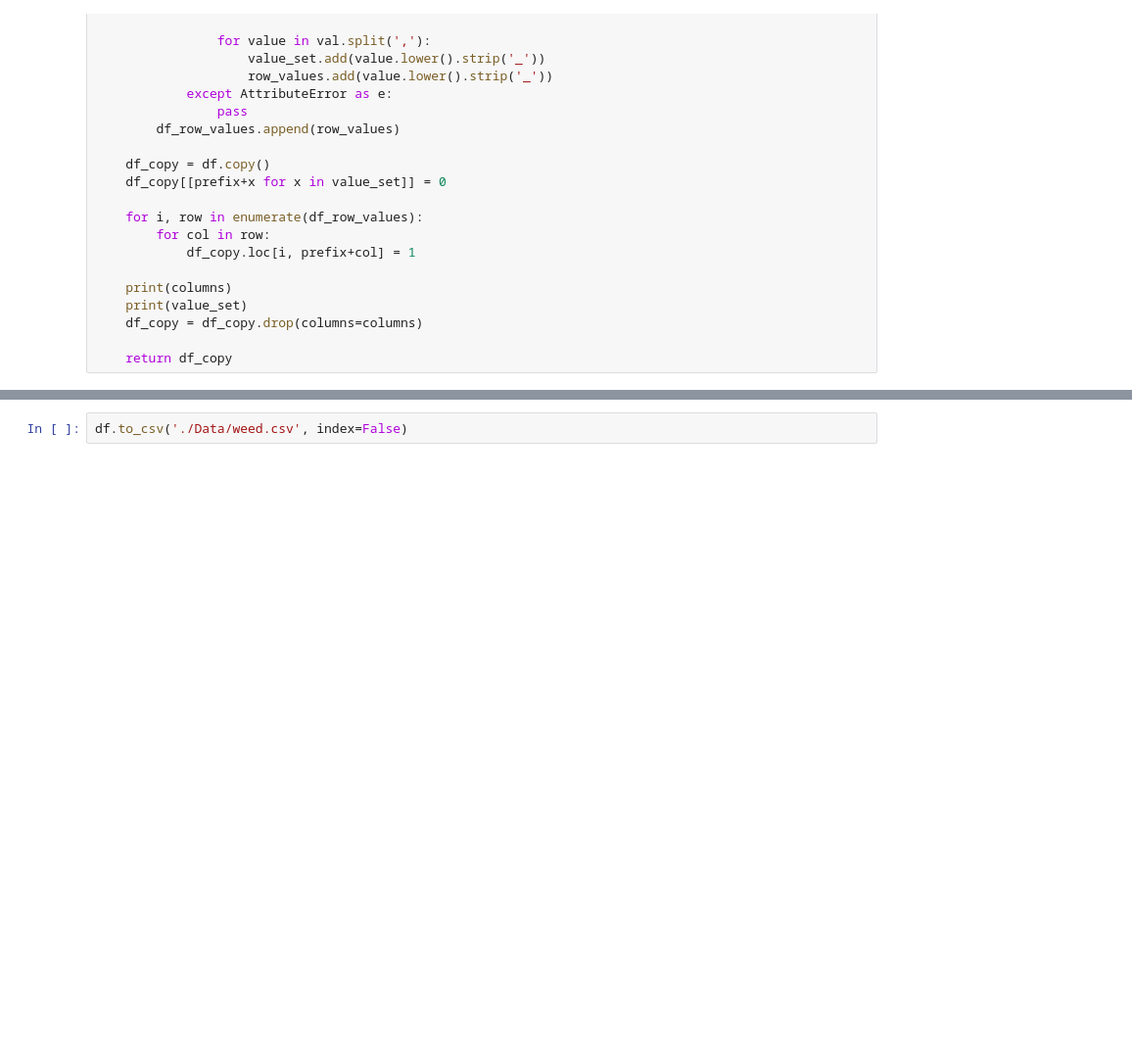
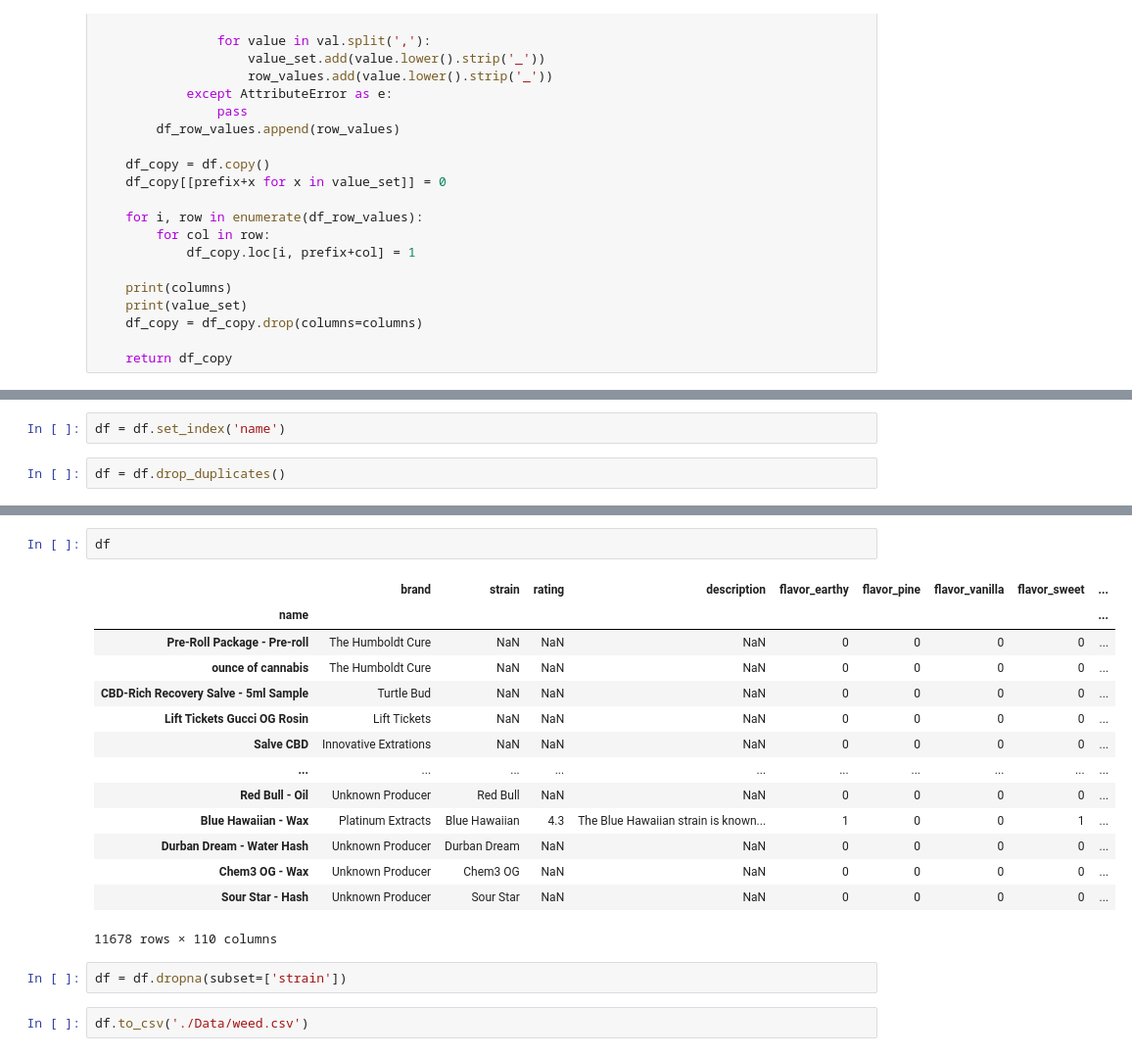
Before and after one commit to Indrejue/DS_20_and_21_TT9, a Jupyter notebook: Jacob_merge_ohe.ipynb, the cells around one changed output, grey strips where cells are left out. Shown: that part at 98% size. Drawn from its saved outputs; the diff is of its cells as text; blank space fills up the shorter version.

```diff
--- a/Jacob_merge_ohe.ipynb
+++ b/Jacob_merge_ohe.ipynb
@@ -111,0 +112,4 @@ df
+# %%
+df = df.set_index('name')
+# %%
+df = df.drop_duplicates()
@@ -112,2 +120,21 @@ df
+# %%
+df
+# %% [output]
+|  | brand | strain | rating | description | flavor_earthy | flavor_pine | flavor_vanilla | flavor_sweet | ... |
+| name |  |  |  |  |  |  |  |  | ... |
+| Pre-Roll Package - Pre-roll | The Humboldt Cure | NaN | NaN | NaN | 0 | 0 | 0 | 0 | ... |
+| ounce of cannabis | The Humboldt Cure | NaN | NaN | NaN | 0 | 0 | 0 | 0 | ... |
+| CBD-Rich Recovery Salve - 5ml Sample | Turtle Bud | NaN | NaN | NaN | 0 | 0 | 0 | 0 | ... |
+| Lift Tickets Gucci OG Rosin | Lift Tickets | NaN | NaN | NaN | 0 | 0 | 0 | 0 | ... |
+| Salve CBD | Innovative Extrations | NaN | NaN | NaN | 0 | 0 | 0 | 0 | ... |
+| ... | ... | ... | ... | ... | ... | ... | ... | ... | ... |
+| Red Bull - Oil | Unknown Producer | Red Bull | NaN | NaN | 0 | 0 | 0 | 0 | ... |
+| Blue Hawaiian - Wax | Platinum Extracts | Blue Hawaiian | 4.3 | The Blue Hawaiian strain is known... | 1 | 0 | 0 | 1 | ... |
+| Durban Dream - Water Hash | Unknown Producer | Durban Dream | NaN | NaN | 0 | 0 | 0 | 0 | ... |
+| Chem3 OG - Wax | Unknown Producer | Chem3 OG | NaN | NaN | 0 | 0 | 0 | 0 | ... |
+| Sour Star - Hash | Unknown Producer | Sour Star | NaN | NaN | 0 | 0 | 0 | 0 | ... |
+11678 rows × 110 columns
+# %%
+df = df.dropna(subset=['strain'])
 # %%
-df.to_csv('./Data/weed.csv', index=False)
+df.to_csv('./Data/weed.csv')
```
Also changed, not shown: parts of 3 cells of this notebook, 2 other files.
